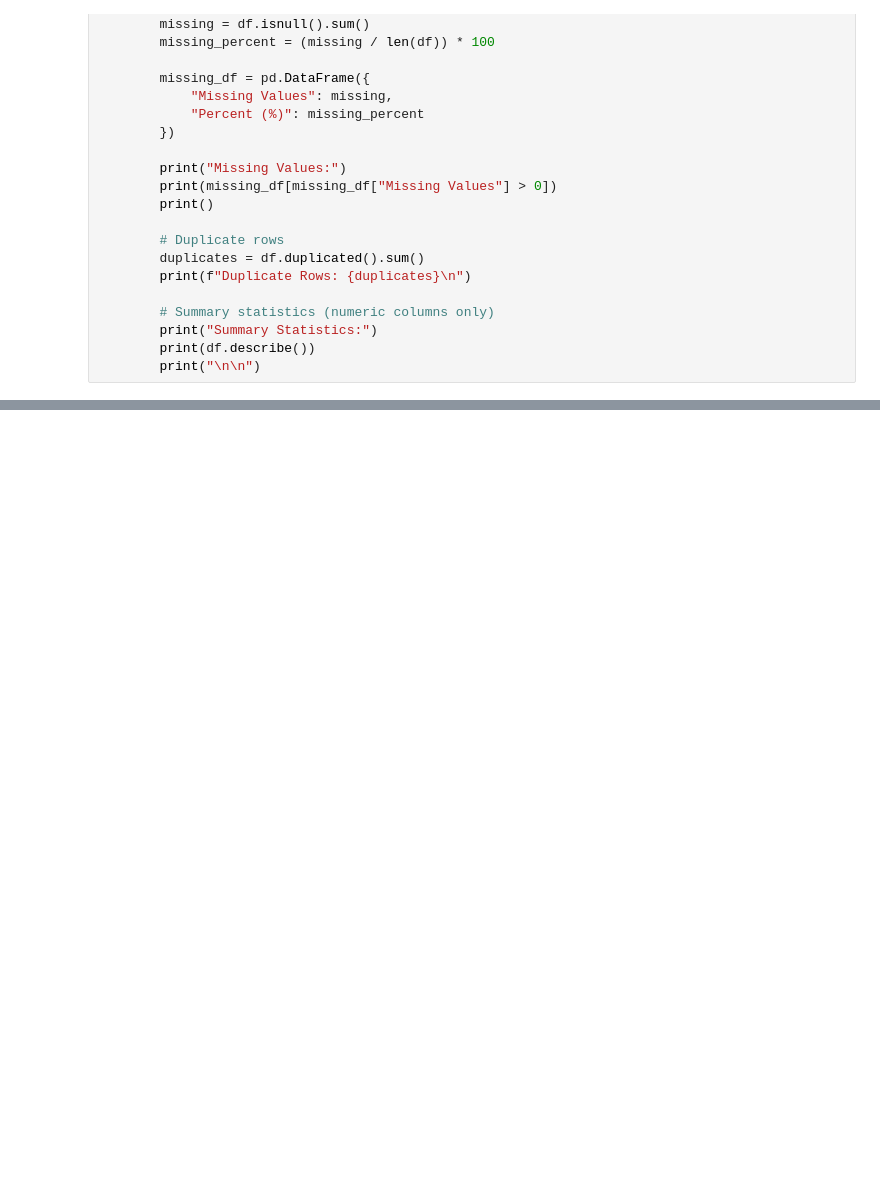
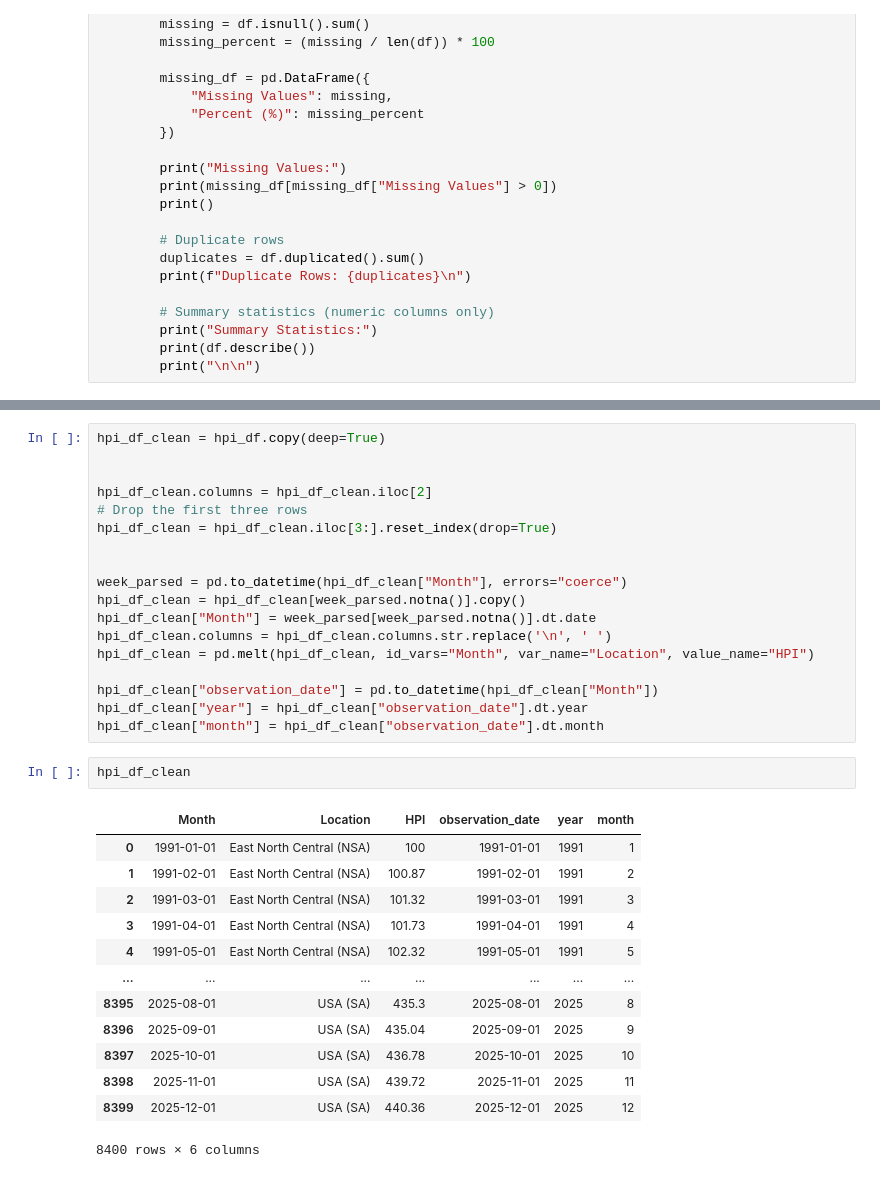
Before and after one commit to walde363/covid-housing-forecast, a Jupyter notebook: notebooks/Data review and analysis.ipynb, the cells around one changed output, grey strips where cells are left out. Saved outputs shown, nothing was run; the diff lists cells and outputs as text; blank space fills up the shorter version.

```diff
--- a/notebooks/Data review and analysis.ipynb
+++ b/notebooks/Data review and analysis.ipynb
@@ -140,0 +383,34 @@ max    145.000000  154.000000  152.000000  139.000000
+# %%
+hpi_df_clean = hpi_df.copy(deep=True)
+
+
+hpi_df_clean.columns = hpi_df_clean.iloc[2]
+# Drop the first three rows
+hpi_df_clean = hpi_df_clean.iloc[3:].reset_index(drop=True)
+
+
+week_parsed = pd.to_datetime(hpi_df_clean["Month"], errors="coerce")
+hpi_df_clean = hpi_df_clean[week_parsed.notna()].copy()
+hpi_df_clean["Month"] = week_parsed[week_parsed.notna()].dt.date
+hpi_df_clean.columns = hpi_df_clean.columns.str.replace('\n', ' ')
+hpi_df_clean = pd.melt(hpi_df_clean, id_vars="Month", var_name="Location", value_name="HPI")
+
+hpi_df_clean["observation_date"] = pd.to_datetime(hpi_df_clean["Month"])
+hpi_df_clean["year"] = hpi_df_clean["observation_date"].dt.year
+hpi_df_clean["month"] = hpi_df_clean["observation_date"].dt.month
+# %%
+hpi_df_clean
+# %% [output]
+|  | Month | Location | HPI | observation_date | year | month |
+| 0 | 1991-01-01 | East North Central (NSA) | 100 | 1991-01-01 | 1991 | 1 |
+| 1 | 1991-02-01 | East North Central (NSA) | 100.87 | 1991-02-01 | 1991 | 2 |
+| 2 | 1991-03-01 | East North Central (NSA) | 101.32 | 1991-03-01 | 1991 | 3 |
+| 3 | 1991-04-01 | East North Central (NSA) | 101.73 | 1991-04-01 | 1991 | 4 |
+| 4 | 1991-05-01 | East North Central (NSA) | 102.32 | 1991-05-01 | 1991 | 5 |
+| ... | ... | ... | ... | ... | ... | ... |
+| 8395 | 2025-08-01 | USA (SA) | 435.3 | 2025-08-01 | 2025 | 8 |
+| 8396 | 2025-09-01 | USA (SA) | 435.04 | 2025-09-01 | 2025 | 9 |
+| 8397 | 2025-10-01 | USA (SA) | 436.78 | 2025-10-01 | 2025 | 10 |
+| 8398 | 2025-11-01 | USA (SA) | 439.72 | 2025-11-01 | 2025 | 11 |
+| 8399 | 2025-12-01 | USA (SA) | 440.36 | 2025-12-01 | 2025 | 12 |
+8400 rows × 6 columns
```
Also changed, not shown: parts of 41 cells of this notebook.
